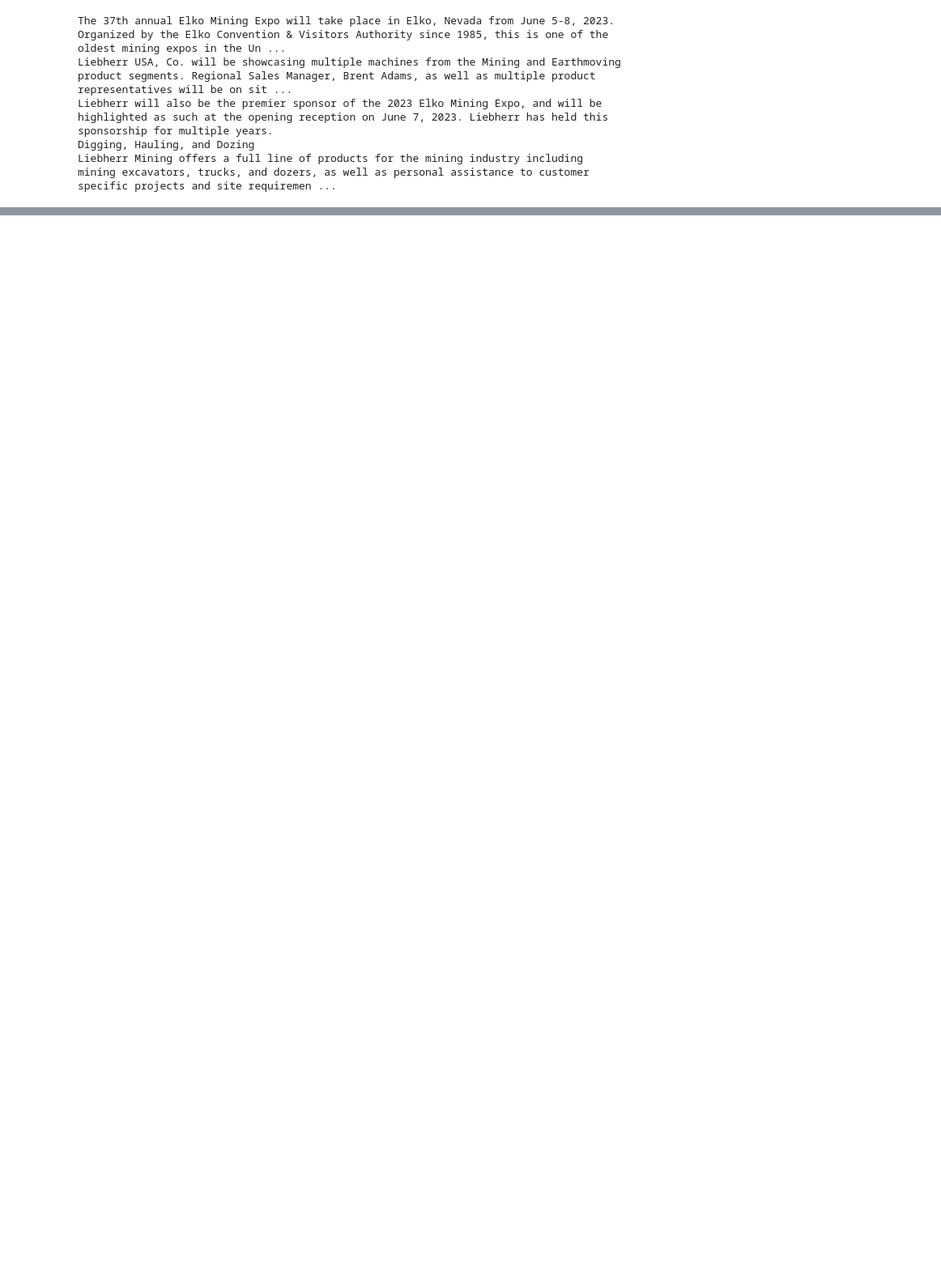
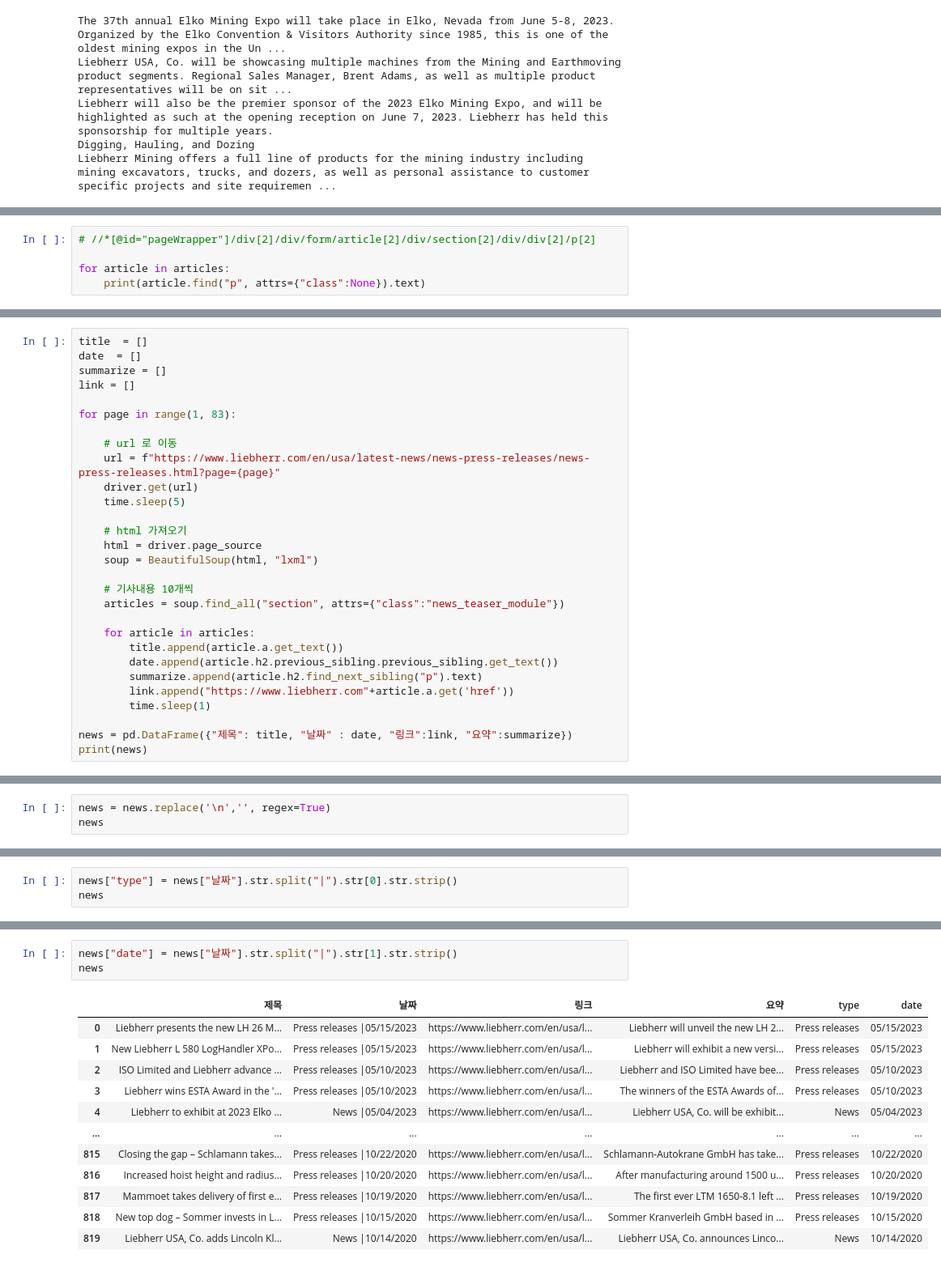
Before and after one commit to CE-MarketSensing/ConstructionEquipment, a Jupyter notebook: scrapping/liebherr/lieb_contents_test.ipynb, the cells around one changed output, grey strips where cells are left out. Shown: that part at 81% size. Drawn from its saved outputs; the diff is of its cells as text; blank space fills up the shorter version.

```diff
--- a/scrapping/liebherr/lieb_contents_test.ipynb
+++ b/scrapping/liebherr/lieb_contents_test.ipynb
@@ -177,0 +233,5 @@ Liebherr Mining offers a full line of products for the mining industry including
+# %%
+# //*[@id="pageWrapper"]/div[2]/div/form/article[2]/div/section[2]/div/div[2]/p[2]
+
+for article in articles:
+    print(article.find("p", attrs={"class":None}).text)
@@ -177,0 +308,29 @@ Liebherr Mining offers a full line of products for the mining industry including
+# %%
+title  = []
+date  = []
+summarize = []
+link = []
+
+for page in range(1, 83):
+
+    # url 로 이동
+    url = f"https://www.liebherr.com/en/usa/latest-news/news-press-releases/news-press-releases.html?page={page}"
+    driver.get(url)
+    time.sleep(5)
+
+    # html 가져오기
+    html = driver.page_source
+    soup = BeautifulSoup(html, "lxml")
+
+    # 기사내용 10개씩
+    articles = soup.find_all("section", attrs={"class":"news_teaser_module"})
+
+    for article in articles:
+        title.append(article.a.get_text())
+        date.append(article.h2.previous_sibling.previous_sibling.get_text())
+        summarize.append(article.h2.find_next_sibling("p").text)
+        link.append("https://www.liebherr.com"+article.a.get('href'))
+        time.sleep(1)
+
+news = pd.DataFrame({"제목": title, "날짜" : date, "링크":link, "요약":summarize})
+print(news)
@@ -177,0 +371,3 @@ Liebherr Mining offers a full line of products for the mining industry including
+# %%
+news = news.replace('\n','', regex=True)
+news
@@ -177,0 +388,3 @@ Liebherr Mining offers a full line of products for the mining industry including
+# %%
+news["type"] = news["날짜"].str.split("|").str[0].str.strip()
+news
@@ -177,0 +405,16 @@ Liebherr Mining offers a full line of products for the mining industry including
+# %%
+news["date"] = news["날짜"].str.split("|").str[1].str.strip()
+news
+# %% [output]
+|  | 제목 | 날짜 | 링크 | 요약 | type | date |
+| 0 | Liebherr presents the new LH 26 M... | Press releases |05/15/2023 | https://www.liebherr.com/en/usa/l... | Liebherr will unveil the new LH 2... | Press releases | 05/15/2023 |
+| 1 | New Liebherr L 580 LogHandler XPo... | Press releases |05/15/2023 | https://www.liebherr.com/en/usa/l... | Liebherr will exhibit a new versi... | Press releases | 05/15/2023 |
+| 2 | ISO Limited and Liebherr advance ... | Press releases |05/10/2023 | https://www.liebherr.com/en/usa/l... | Liebherr and ISO Limited have bee... | Press releases | 05/10/2023 |
+| 3 | Liebherr wins ESTA Award in the '... | Press releases |05/10/2023 | https://www.liebherr.com/en/usa/l... | The winners of the ESTA Awards of... | Press releases | 05/10/2023 |
+| 4 | Liebherr to exhibit at 2023 Elko ... | News |05/04/2023 | https://www.liebherr.com/en/usa/l... | Liebherr USA, Co. will be exhibit... | News | 05/04/2023 |
+| ... | ... | ... | ... | ... | ... | ... |
+| 815 | Closing the gap – Schlamann takes... | Press releases |10/22/2020 | https://www.liebherr.com/en/usa/l... | Schlamann-Autokrane GmbH has take... | Press releases | 10/22/2020 |
+| 816 | Increased hoist height and radius... | Press releases |10/20/2020 | https://www.liebherr.com/en/usa/l... | After manufacturing around 1500 u... | Press releases | 10/20/2020 |
+| 817 | Mammoet takes delivery of first e... | Press releases |10/19/2020 | https://www.liebherr.com/en/usa/l... | The first ever LTM 1650-8.1 left ... | Press releases | 10/19/2020 |
+| 818 | New top dog – Sommer invests in L... | Press releases |10/15/2020 | https://www.liebherr.com/en/usa/l... | Sommer Kranverleih GmbH based in ... | Press releases | 10/15/2020 |
+| 819 | Liebherr USA, Co. adds Lincoln Kl... | News |10/14/2020 | https://www.liebherr.com/en/usa/l... | Liebherr USA, Co. announces Linco... | News | 10/14/2020 |
```
Also changed, not shown: parts of 28 cells of this notebook, 1 other file.
